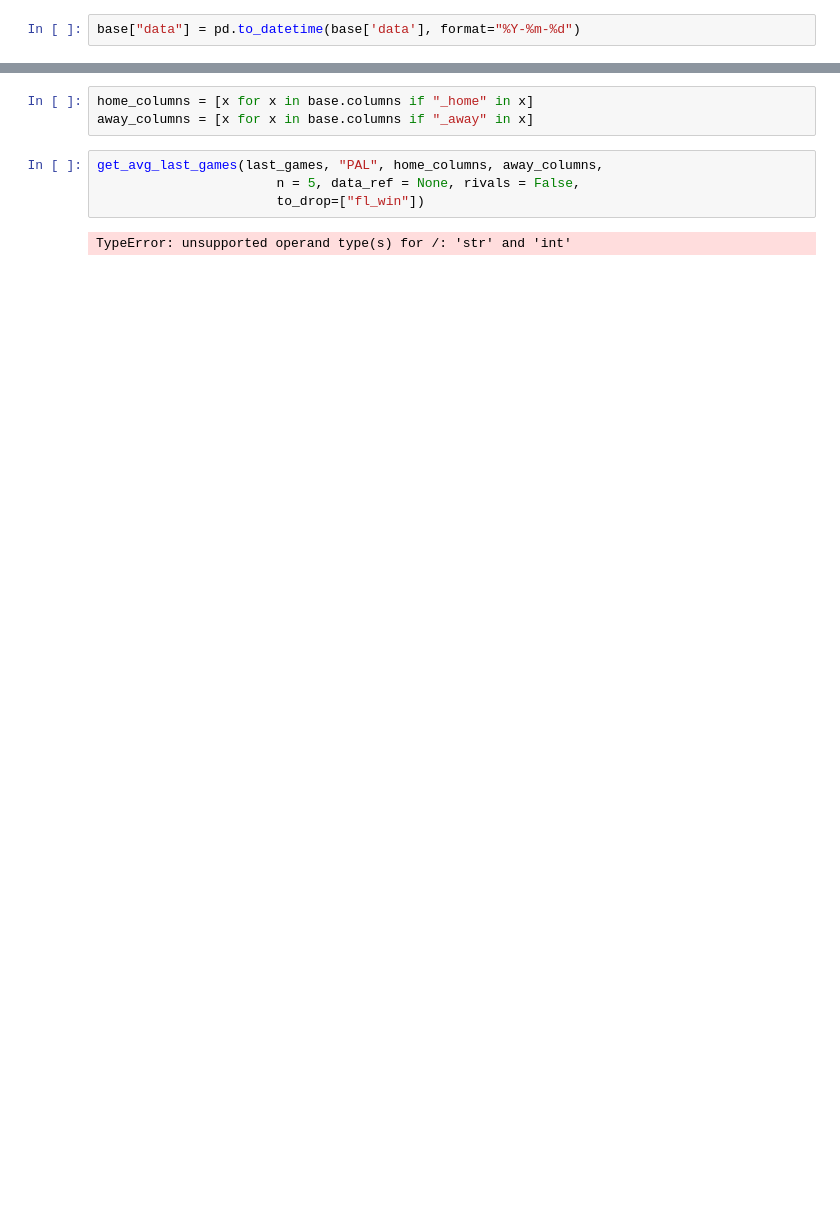
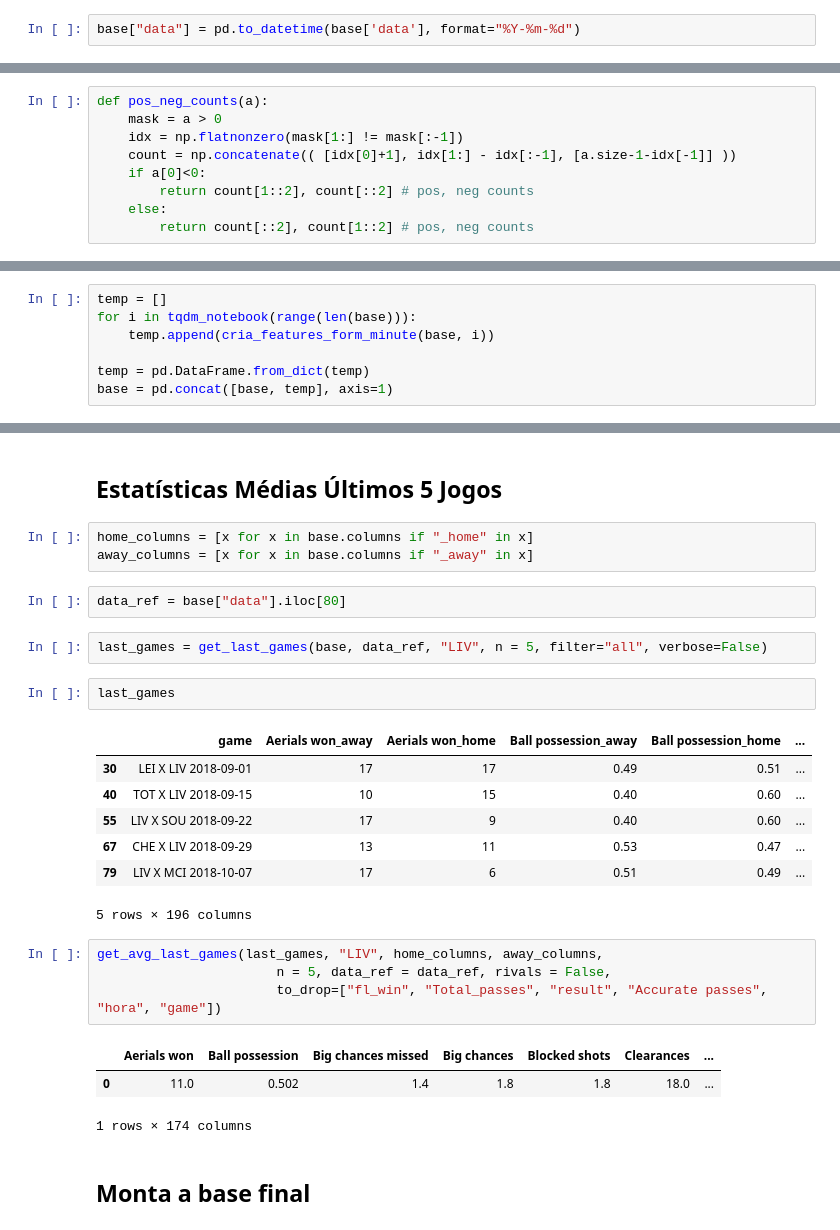
Before and after one commit to rafaelgasp/sofa_score, a Jupyter notebook: Prep Data.ipynb, the cells around one changed output, grey strips where cells are left out. Cells and saved outputs as stored; diff of their text form; blank space fills up the shorter version.

Commit message:
Novas bases EPL

```diff
--- a/Prep Data.ipynb
+++ b/Prep Data.ipynb
@@ -34,0 +80,9 @@ last_games = get_last_games(base, base["data"].iloc[90], "PAL", n = 5, filter="a
+# %%
+def pos_neg_counts(a):
+    mask = a > 0
+    idx = np.flatnonzero(mask[1:] != mask[:-1])
+    count = np.concatenate(( [idx[0]+1], idx[1:] - idx[:-1], [a.size-1-idx[-1]] ))
+    if a[0]<0:
+        return count[1::2], count[::2] # pos, neg counts
+    else:
+        return count[::2], count[1::2] # pos, neg counts
@@ -34,0 +135,7 @@ last_games = get_last_games(base, base["data"].iloc[90], "PAL", n = 5, filter="a
+# %%
+temp = []
+for i in tqdm_notebook(range(len(base))):
+    temp.append(cria_features_form_minute(base, i))
+
+temp = pd.DataFrame.from_dict(temp)
+base = pd.concat([base, temp], axis=1)
@@ -35,9 +144,29 @@ last_games = get_last_games(base, base["data"].iloc[90], "PAL", n = 5, filter="a
+# %% [markdown]
+## Estatísticas Médias Últimos 5 Jogos
 # %%
 home_columns = [x for x in base.columns if "_home" in x]
 away_columns = [x for x in base.columns if "_away" in x]
+# %%
+data_ref = base["data"].iloc[80]
+# %%
+last_games = get_last_games(base, data_ref, "LIV", n = 5, filter="all", verbose=False)
+# %%
+last_games
+# %% [output]
+|  | game | Aerials won_away | Aerials won_home | Ball possession_away | Ball possession_home | ... |
+| 30 | LEI X LIV 2018-09-01 | 17 | 17 | 0.49 | 0.51 | ... |
+| 40 | TOT X LIV 2018-09-15 | 10 | 15 | 0.40 | 0.60 | ... |
+| 55 | LIV X SOU 2018-09-22 | 17 | 9 | 0.40 | 0.60 | ... |
+| 67 | CHE X LIV 2018-09-29 | 13 | 11 | 0.53 | 0.47 | ... |
+| 79 | LIV X MCI 2018-10-07 | 17 | 6 | 0.51 | 0.49 | ... |
+5 rows × 196 columns
 # %%
-get_avg_last_games(last_games, "PAL", home_columns, away_columns,
-                       n = 5, data_ref = None, rivals = False,
-                       to_drop=["fl_win"])
+get_avg_last_games(last_games, "LIV", home_columns, away_columns,
+                       n = 5, data_ref = data_ref, rivals = False,
+                       to_drop=["fl_win", "Total_passes", "result", "Accurate passes", "hora", "game"])
 # %% [output]
+|  | Aerials won | Ball possession | Big chances missed | Big chances | Blocked shots | Clearances | ... |
+| 0 | 11.0 | 0.502 | 1.4 | 1.8 | 1.8 | 18.0 | ... |
-TypeError: unsupported operand type(s) for /: 'str' and 'int'
+1 rows × 174 columns
+# %% [markdown]
+## Monta a base final
```
Also changed, not shown: parts of 17 cells of this notebook, 15 other files.
